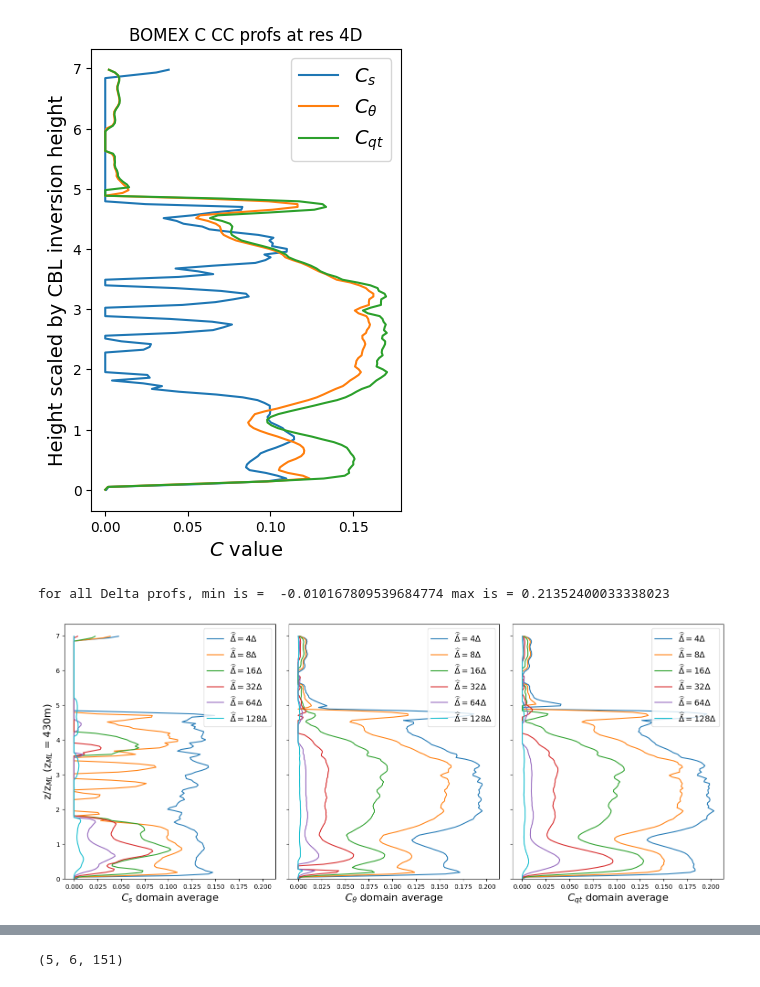
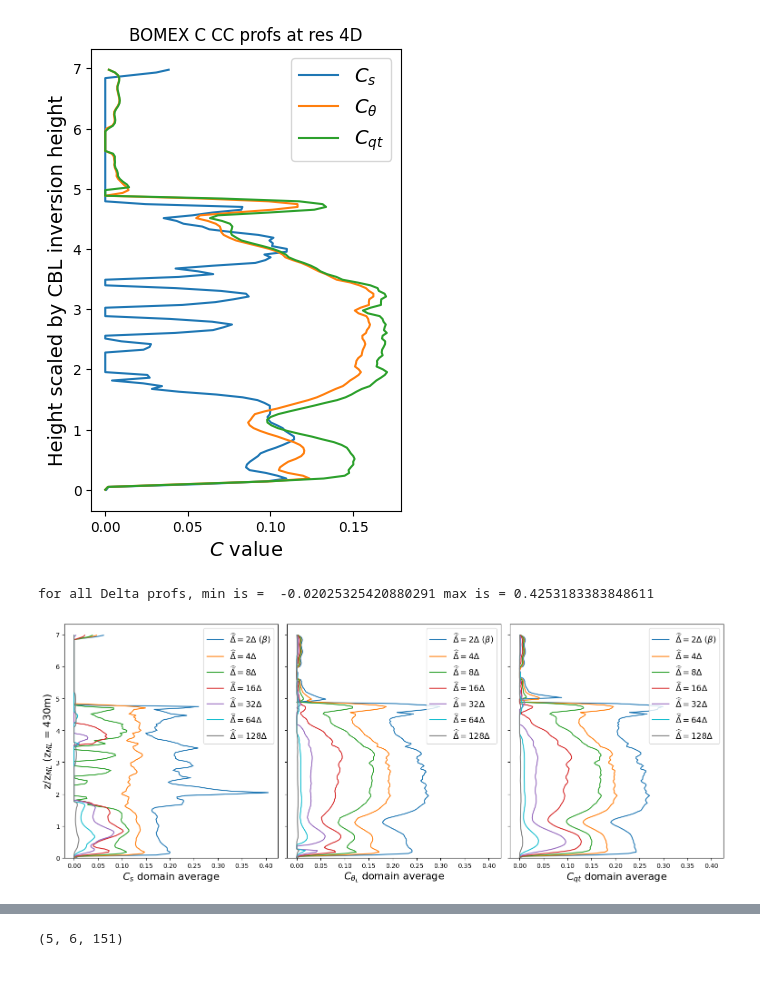
Before and after one commit to a-power/LES_analysis, a Jupyter notebook: updated_th_L_C_profs.ipynb, the cells around one changed output, grey strips where cells are left out. Saved outputs shown, nothing was run; the diff lists cells and outputs as text; code cells hidden in the pictures.

```diff
--- a/updated_th_L_C_profs.ipynb
+++ b/updated_th_L_C_profs.ipynb
@@ -95,15 +128,15 @@ path='C:/Users/si818415/Documents/code/LES_analysis/data/'
 os.makedirs(plot_dir_BOMEX, exist_ok = True)
 os.makedirs(plot_dir_ARM, exist_ok = True)
 # %%
-if case=='BOMEX':
-    dx_BOMEX=20
-    z_BOMEX = np.arange(0, 3020, 20)
-    z_i_BOMEX = 430 #1120
 
-elif case=='ARM':
-    dx_ARM=25
-    z_ARM = np.arange(0, 4410, 10)
-    z_i_ARM = [795, 955, 1095, 1255]
+dx_BOMEX=20
+z_BOMEX = np.arange(0, 3020, 20)
+z_i_BOMEX = 430 #1120
+
+
+dx_ARM=25
+z_ARM = np.arange(0, 4410, 10)
+z_i_ARM = [795, 955, 1095, 1255]
 # %%
 C_sq_BOMEX_0 = np.load(bomex_path+f'C_sq_cond_14400_0.npy')
 C_sq_BOMEX_1 = np.load(bomex_path+f'C_sq_cond_14400_1.npy')
@@ -168,7 +201,10 @@ plt.savefig(f'{plot_dir_BOMEX}{case}_C_{partit[p]}_profs_{deltas[d]}.pdf', bbox_
 # %% [output]
 [figure]
 # %%
-plot_C_all_Deltas(C_sq_BOMEX_0[0,0,...], C_sq_BOMEX_0[1,0,...], C_sq_BOMEX_0[2,0,...], z_BOMEX, z_i_BOMEX, set_labels, 'domain average', plot_dir_BOMEX)
+p = 0
+
+plot_C_all_Deltas(C_sq_BOMEX_0[0,p,...], C_sq_BOMEX_0[1,p,...], C_sq_BOMEX_0[2,p,...], C_sq_BOMEX_1[:,p,:,:],
+                  z_BOMEX, z_i_BOMEX, set_labels, 'domain average', plot_dir_BOMEX)
 # %% [output]
-for all Delta profs, min is =  -0.010167809539684774 max is = 0.21352400033338023
+for all Delta profs, min is =  -0.02025325420880291 max is = 0.4253183383848611
-[figure, old version]
+[figure, new version]
```
Also changed, not shown: parts of 14 cells of this notebook.
